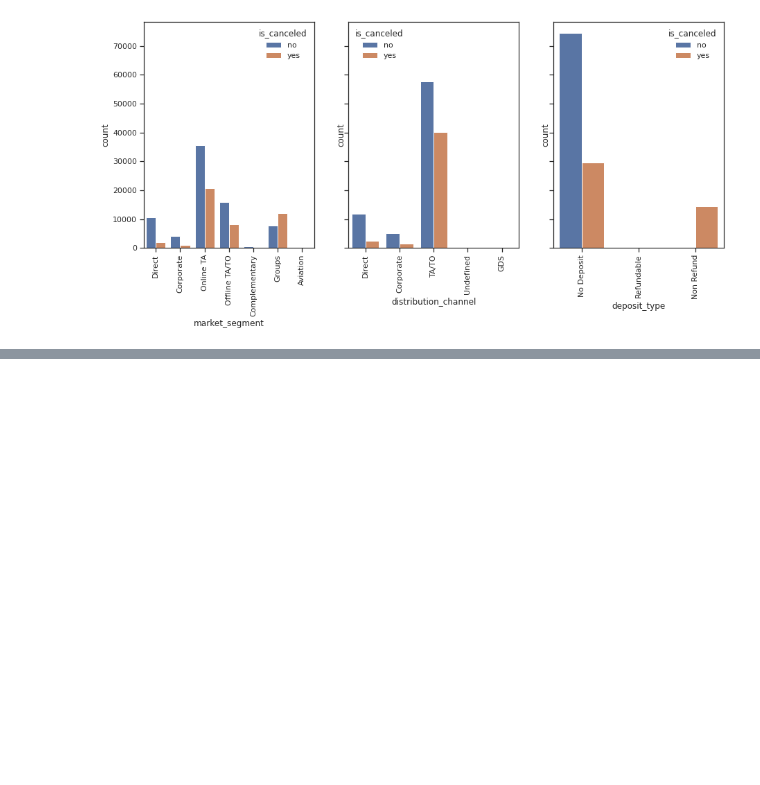
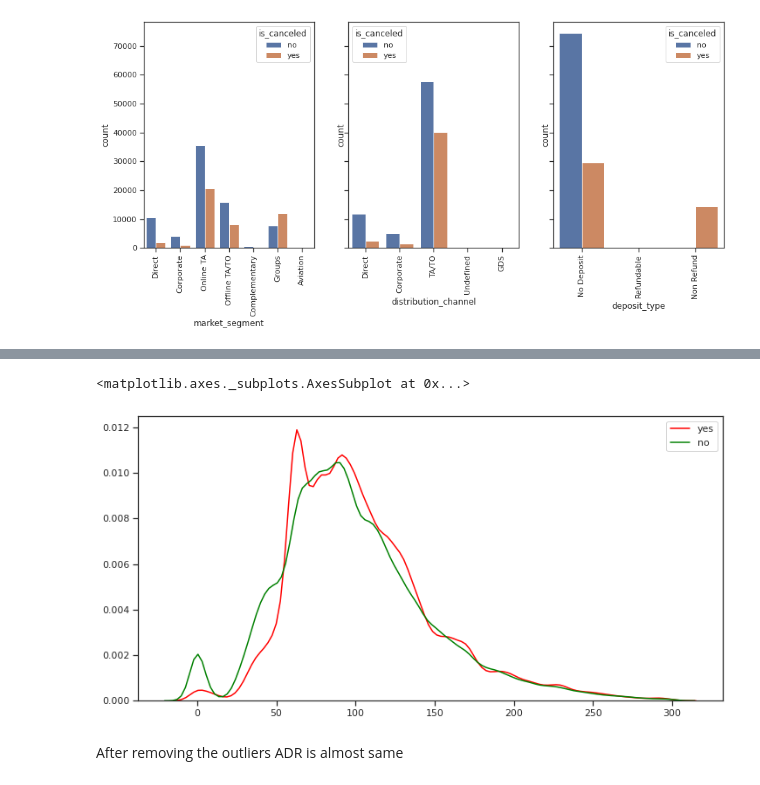
Before and after one commit to iamlekh/hotel_cancellation_prediction, a Jupyter notebook: hotel_cancellation.ipynb, the cells around one changed output, grey strips where cells are left out. Saved outputs shown, nothing was run; the diff lists cells and outputs as text; code cells hidden in the pictures; blank space fills up the shorter version.

```diff
--- a/hotel_cancellation.ipynb
+++ b/hotel_cancellation.ipynb
@@ -236,2 +240,15 @@ sns.countplot("assigned_room_type", hue="is_canceled",data = dftemp,ax=ax2)
+# %%
+
+dftemp["adr"] = dftemp['adr'][dftemp['adr'] <= 300 ]
+
+fig, (ax1) = plt.subplots(ncols=1,nrows=1, figsize=(12,6),sharey=True)
+sns.kdeplot(dftemp["adr"][dftemp['is_canceled'] == 'yes' ],color = 'red',label = 'yes', ax=ax1)
+sns.kdeplot(dftemp["adr"][dftemp['is_canceled'] == 'no' ],color = 'green' ,label = 'no',ax=ax1)
+# %% [output]
+<matplotlib.axes._subplots.AxesSubplot at 0x...>
+[figure, added]
+# %% [markdown]
+After removing the outliers
+ADR is almost same
 # %%
 df['days_in_waiting_list'].value_counts().plot(kind='hexbin')
```
Also changed, not shown: parts of 14 cells of this notebook.
